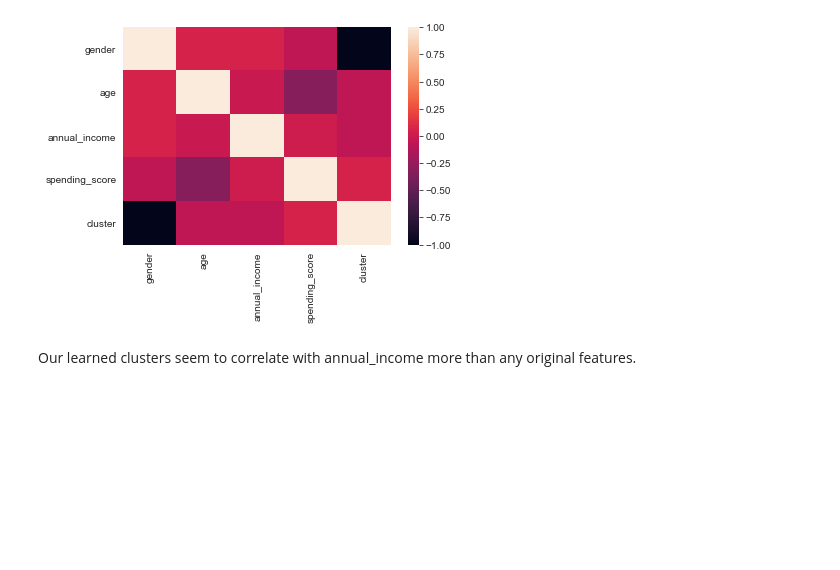
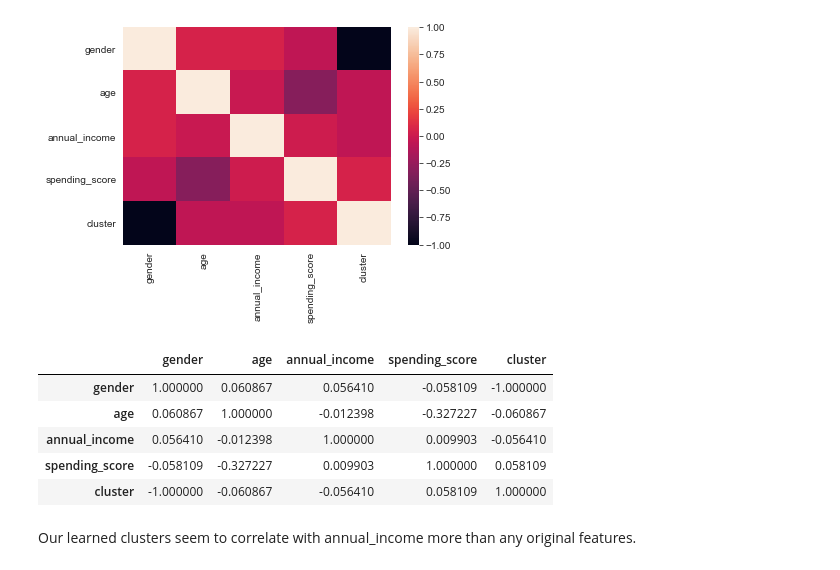
Before and after one commit to tolgarecep/mall-customers, a Jupyter notebook: mall-customers.ipynb, the cells around one changed output. Cells and saved outputs as stored; diff of their text form; code cells hidden in the pictures; blank space fills up the shorter version.

```diff
--- a/mall-customers.ipynb
+++ b/mall-customers.ipynb
@@ -184,6 +191,15 @@ sns.heatmap(mall_clustered.corr())
 # %% [output]
 <matplotlib.axes._subplots.AxesSubplot at 0x...>
 [figure]
+# %%
+mall_clustered.corr()
+# %% [output]
+|  | gender | age | annual_income | spending_score | cluster |
+| gender | 1.000000 | 0.060867 | 0.056410 | -0.058109 | -1.000000 |
+| age | 0.060867 | 1.000000 | -0.012398 | -0.327227 | -0.060867 |
+| annual_income | 0.056410 | -0.012398 | 1.000000 | 0.009903 | -0.056410 |
+| spending_score | -0.058109 | -0.327227 | 0.009903 | 1.000000 | 0.058109 |
+| cluster | -1.000000 | -0.060867 | -0.056410 | 0.058109 | 1.000000 |
 # %% [markdown]
 Our learned clusters seem to correlate with annual_income more than any original features.
 # %% [markdown]
```
Also changed, not shown: parts of 1 cell of this notebook.
